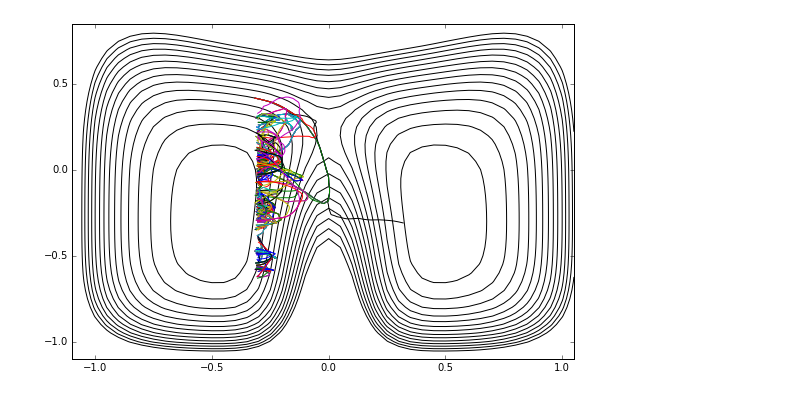
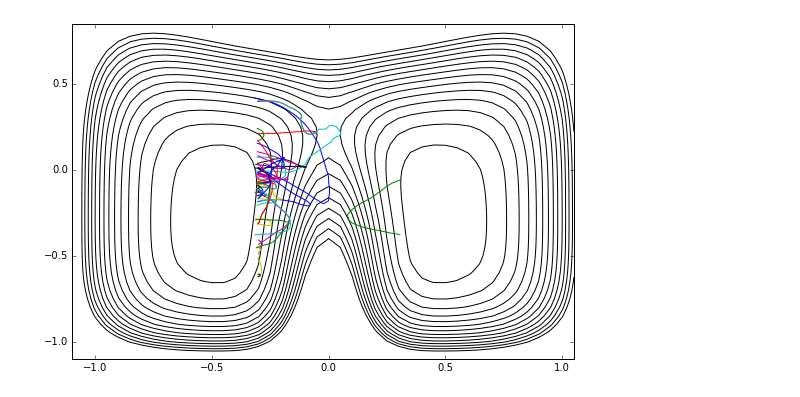
Before and after one commit to openpathsampling/openpathsampling, a Jupyter notebook: examples/ipython/toy_analysis.ipynb, the cells around one changed output. Cells and saved outputs as stored; diff of their text form; code cells hidden in the pictures.

```diff
--- a/examples/ipython/toy_analysis.ipynb
+++ b/examples/ipython/toy_analysis.ipynb
@@ -29,17 +43,22 @@ Wall time: 9.06 µs
+# %%
+def first_n(storage, n, trajid):
+    sample_iter = sampleset_sample_generator(storage)
+    first = []
+    old=None
+    for s in sample_iter:
+        if s.replica == trajid:
+            if s != old:
+                first.append(s)
+            old = s
+        if len(first) == n:
+            break
+    return first
+# %%
+first40 = first_n(storage, 40, trajid=5)
 # %%
+%%time
 from openpathsampling.visualize import PathTreeBuilder
 from IPython.display import SVG
-
-sample_iter = sampleset_sample_generator(storage)
-first40 = []
-old=None
-for s in sample_iter:
-    if s.replica == 3:
-        if s != old:
-            first40.append(s)
-        old = s
-    if len(first40) == 40:
-        break
 
 tree = PathTreeBuilder(storage)
 tree.rejected = True
@@ -47,7 +66,6 @@ tree.from_samples(first40)
 view = tree.renderer
 view.zoom = 0.8
 view.scale_y = 24
-view.scale_x = 16
+view.scale_x = 6
 view.font_size = 0.35
-SVG(view.to_svg())
 # %% [output]
@@ -56,0 +78,8 @@ SVG(view.to_svg())
+# %%
+prev = first40[0].trajectory
+decorrelated = [prev]
+for s in first40:
+    if not s.trajectory.correlation(prev):
+        decorrelated.append(s.trajectory)
+        prev = s.trajectory
+print "From these samples we have " + str(len(decorrelated)) + " decorrelated trajectories."
@@ -99,9 +130,9 @@ plot.add_pes(storage.engines.load(0).pes)
 # %%
 ens0_traj = [s.trajectory for s in storage.samples if s.ensemble == retis.ensembles[0]]
 plt.contour(plot.X, plot.Y, plot._pes, levels=np.arange(0.0, 1.5, 0.1), colors='k')
-for mytraj in ens0_traj[slice(None,None,1)]:
+for mytraj in ens0_traj[slice(None,None,10)]:
     plt.plot(mytraj.coordinates()[:,0,0], mytraj.coordinates()[:,0,1])
 # %% [output]
-[figure, old version]
+[figure, new version]
 # %%
 wham = retis.total_crossing_probability(method="wham")
```
Also changed, not shown: parts of 26 cells of this notebook, 4 other files.
